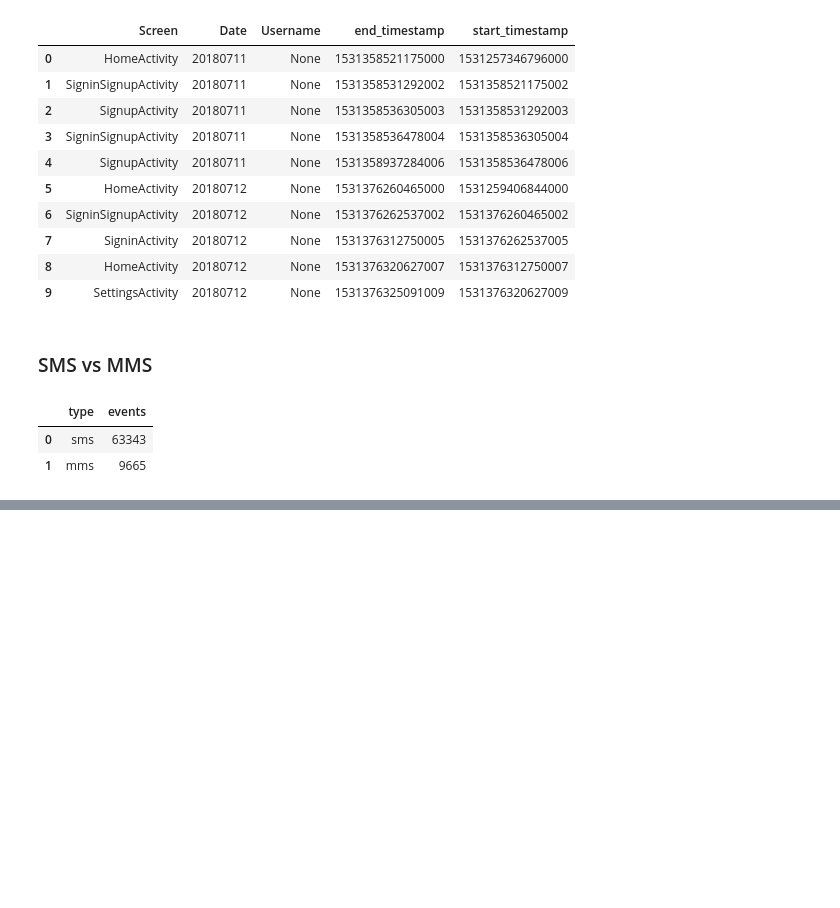
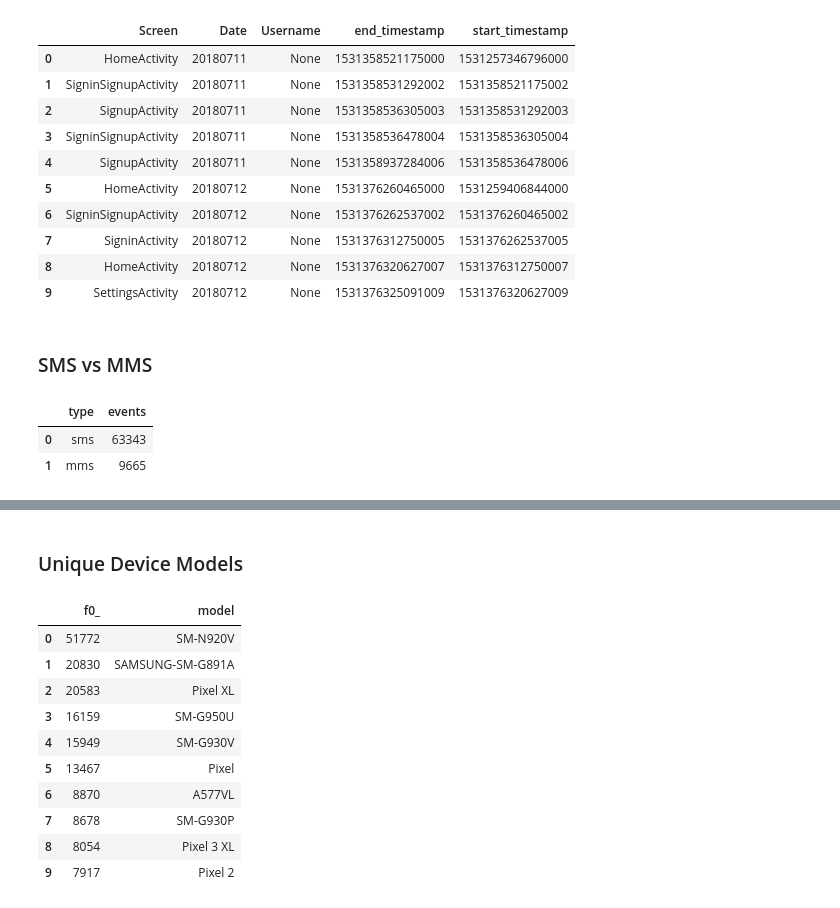
Before and after one commit to HeyCharlie2016/analysis, a Jupyter notebook: notebooks/SQLLibrary.ipynb, the cells around one changed output, grey strips where cells are left out. Saved outputs shown, nothing was run; the diff lists cells and outputs as text; code cells hidden in the pictures; blank space fills up the shorter version.

```diff
--- a/notebooks/SQLLibrary.ipynb
+++ b/notebooks/SQLLibrary.ipynb
@@ -669,0 +731,30 @@ df.head(10)
+# %% [markdown]
+### Unique Device Models
+# %%
+query = """
+SELECT
+    COUNT(device.mobile_os_hardware_model),
+    device.mobile_os_hardware_model AS model
+FROM
+    `heycharlie-ada47.analytics_153084895.events_*`
+WHERE
+    event_date > '20181109'
+GROUP BY
+    device.mobile_os_hardware_model
+ORDER BY
+    COUNT(device.mobile_os_hardware_model) DESC
+"""
+df = client.query(query).to_dataframe()
+df.head(10)
+# %% [output]
+|  | f0_ | model |
+| 0 | 51772 | SM-N920V |
+| 1 | 20830 | SAMSUNG-SM-G891A |
+| 2 | 20583 | Pixel XL |
+| 3 | 16159 | SM-G950U |
+| 4 | 15949 | SM-G930V |
+| 5 | 13467 | Pixel |
+| 6 | 8870 | A577VL |
+| 7 | 8678 | SM-G930P |
+| 8 | 8054 | Pixel 3 XL |
+| 9 | 7917 | Pixel 2 |
```
Also changed, not shown: parts of 9 cells of this notebook.
